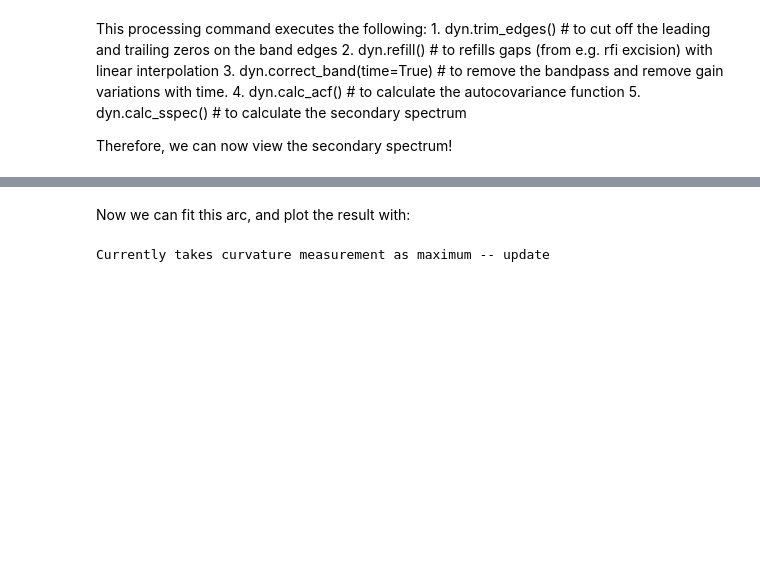
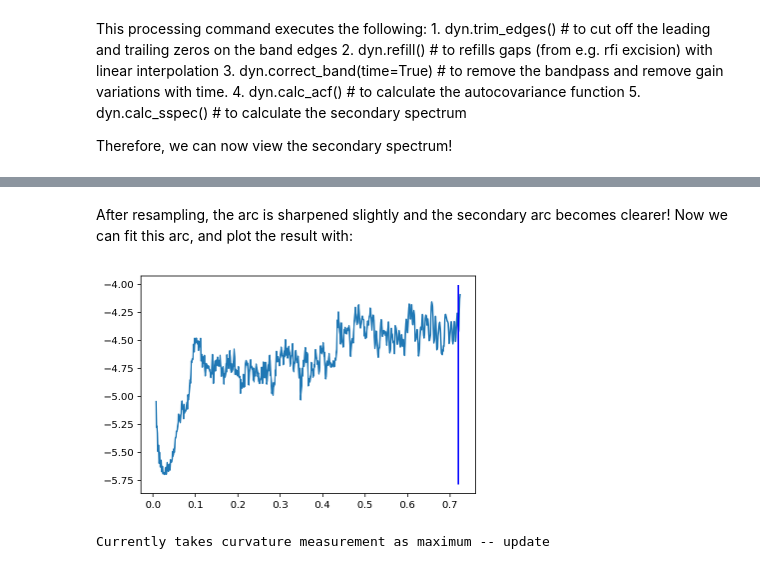
Before and after one commit to danielreardon/scintools, a Jupyter notebook: scintools/examples/arc_modelling.ipynb, the cells around one changed output, grey strips where cells are left out. Drawn from its saved outputs; the diff is of its cells as text; code cells hidden in the pictures; blank space fills up the shorter version.

```diff
--- a/scintools/examples/arc_modelling.ipynb
+++ b/scintools/examples/arc_modelling.ipynb
@@ -71,6 +72,7 @@ dyn.plot_sspec(lamsteps=True)
 # %% [markdown]
-Now we can fit this arc, and plot the result with:
+After resampling, the arc is sharpened slightly and the secondary arc becomes clearer! Now we can fit this arc, and plot the result with:
 # %%
-dyn.fit_arc()
+dyn.fit_arc(plot=True)
 # %% [output]
+[figure, added]
 Currently takes curvature measurement as maximum -- update
```
Also changed, not shown: parts of 6 cells of this notebook, 7 other files.
